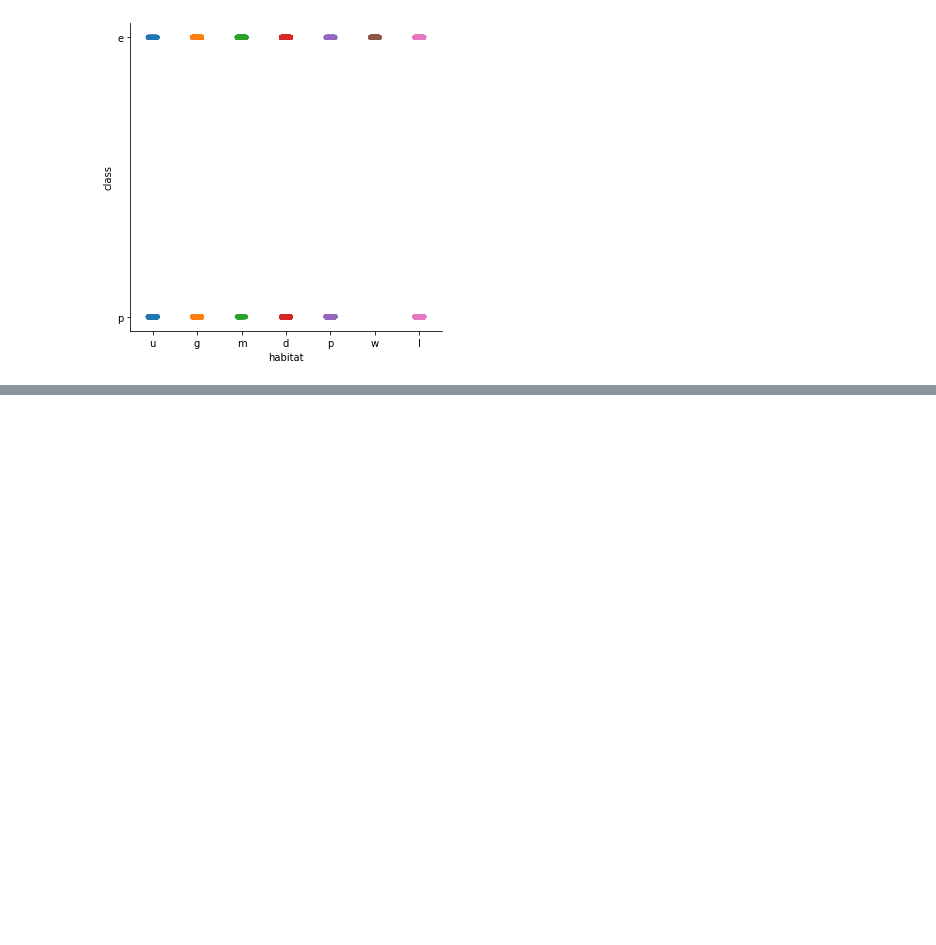
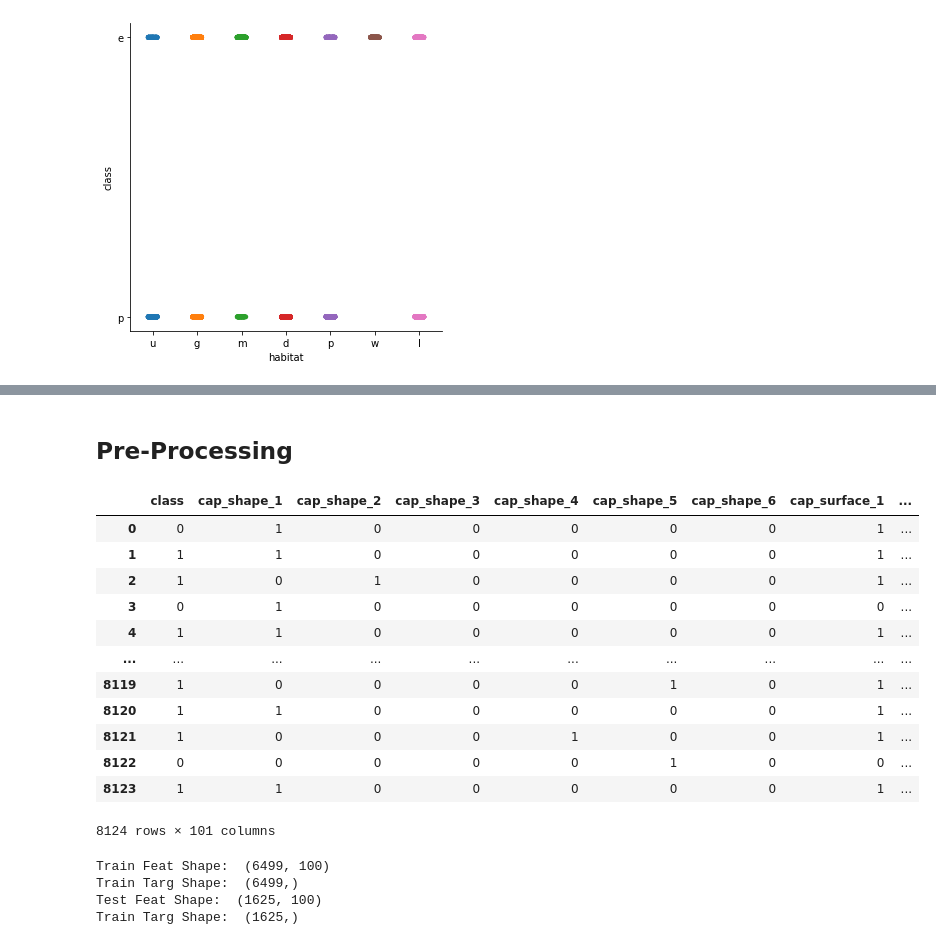
Before and after one commit to Mezuah4/mushroom_class, a Jupyter notebook: mushroom.ipynb, the cells around one changed output, grey strips where cells are left out. Saved outputs shown, nothing was run; the diff lists cells and outputs as text; code cells hidden in the pictures; blank space fills up the shorter version.

Commit message:
pre-processing

```diff
--- a/mushroom.ipynb
+++ b/mushroom.ipynb
@@ -170,0 +195,24 @@ plt.show()
+# %% [markdown]
+## Pre-Processing
+# %%
+# Convert To Numbers
+mush_df = mush_df.apply(lambda x: pd.factorize(x)[0])
+
+# Category Encoding
+encoder = ce.OneHotEncoder(cols=list(mush_df.drop('class', axis=1)))
+mush_df_enc = encoder.fit_transform(mush_df)
+mush_df_enc
+# %% [output]
+|  | class | cap_shape_1 | cap_shape_2 | cap_shape_3 | cap_shape_4 | cap_shape_5 | cap_shape_6 | cap_surface_1 | ... |
+| 0 | 0 | 1 | 0 | 0 | 0 | 0 | 0 | 1 | ... |
+| 1 | 1 | 1 | 0 | 0 | 0 | 0 | 0 | 1 | ... |
+| 2 | 1 | 0 | 1 | 0 | 0 | 0 | 0 | 1 | ... |
+| 3 | 0 | 1 | 0 | 0 | 0 | 0 | 0 | 0 | ... |
+| 4 | 1 | 1 | 0 | 0 | 0 | 0 | 0 | 1 | ... |
+| ... | ... | ... | ... | ... | ... | ... | ... | ... | ... |
+| 8119 | 1 | 0 | 0 | 0 | 0 | 1 | 0 | 1 | ... |
+| 8120 | 1 | 1 | 0 | 0 | 0 | 0 | 0 | 1 | ... |
+| 8121 | 1 | 0 | 0 | 0 | 1 | 0 | 0 | 1 | ... |
+| 8122 | 0 | 0 | 0 | 0 | 0 | 1 | 0 | 0 | ... |
+| 8123 | 1 | 1 | 0 | 0 | 0 | 0 | 0 | 1 | ... |
+8124 rows × 101 columns
@@ -170,0 +226,12 @@ plt.show()
+# %%
+# Check Shapes
+print("Train Feat Shape: ", x_train.shape)
+print("Train Targ Shape: ",y_train.shape)
+
+print("Test Feat Shape: ", x_test.shape)
+print("Train Targ Shape: ",y_test.shape)
+# %% [output]
+Train Feat Shape:  (6499, 100)
+Train Targ Shape:  (6499,)
+Test Feat Shape:  (1625, 100)
+Train Targ Shape:  (1625,)
```
Also changed, not shown: parts of 5 cells of this notebook.
